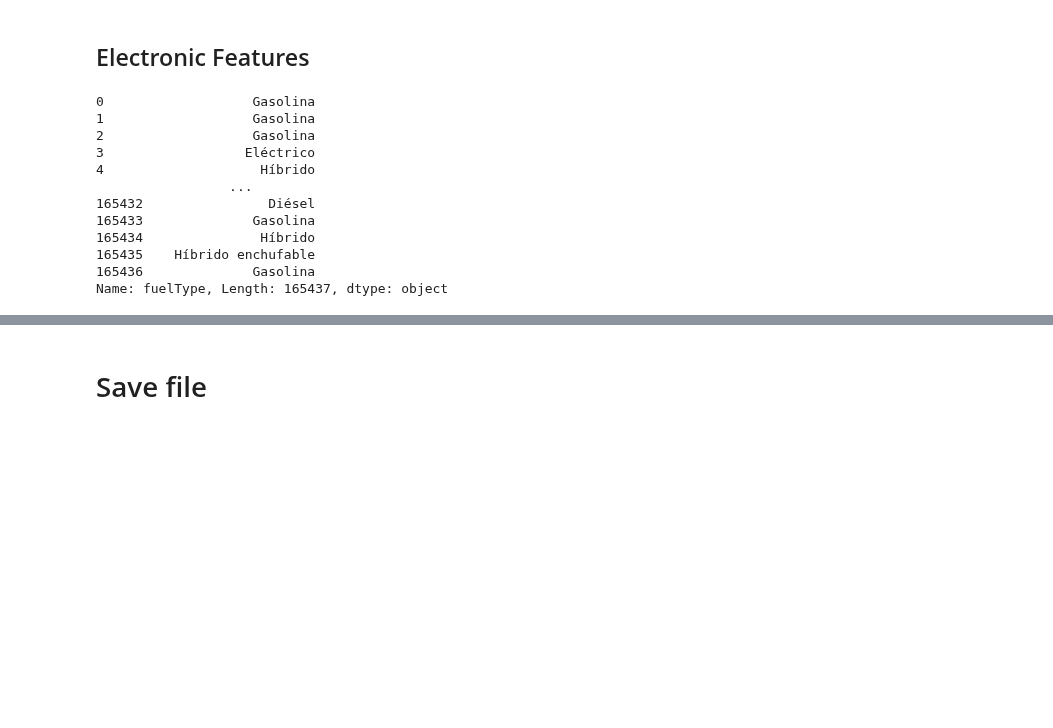
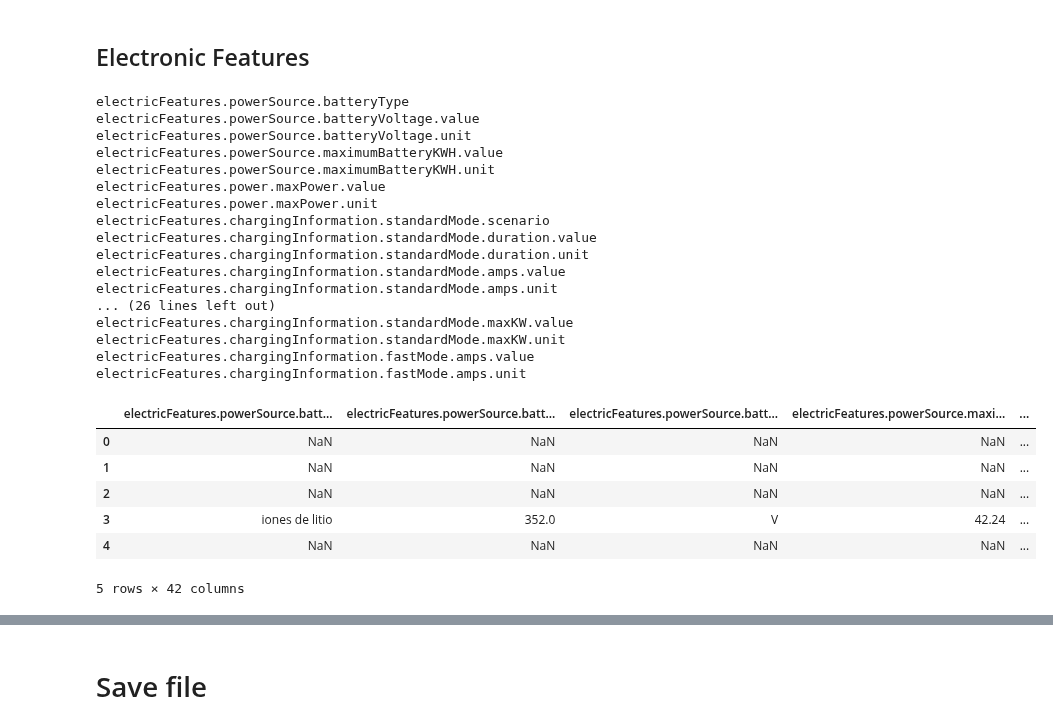
Before and after one commit to Lingfeng555/Cars_Price_Prediction, a Jupyter notebook: loader.ipynb, the cells around one changed output, grey strips where cells are left out. Drawn from its saved outputs; the diff is of its cells as text; code cells hidden in the pictures; blank space fills up the shorter version.

```diff
--- a/loader.ipynb
+++ b/loader.ipynb
@@ -79,7 +79,7 @@ for colum in [40,41,44,45,46,47]: data.iloc[:, colum] = data.iloc[:, colum].map(
 Name: cubicCapacity_seat_folded, Length: 165437, dtype: object' has dtype incompatible with float64, please explicitly cast to a compatible dtype first.
   for colum in [40,41,44,45,46,47]: data.iloc[:, colum] = data.iloc[:, colum].map({"True": True, "False": False})
 # %%
-def find_dirºty_columns(prefix): return [col for col in data.columns if prefix in col]
+def find_dirty_columns(prefix): return [col for col in data.columns if prefix in col]
 # %% [markdown]
 # Cleaning Dirty Columns
 
@@ -428,18 +428,37 @@ KeyError: 'Acabado Exterior_Defensa'
 # %% [markdown]
 ## Electronic Features
 # %%
-print(data["fuelType"])
+#print(data["fuelType"])
 #check_unique_values("fuelType") Pone que hay un float en esa columna, solucionalo
+electronic_columns = find_dirty_columns("electric")
+for x in electronic_columns: print(x)
 # %% [output]
-0                   Gasolina
-1                   Gasolina
-2                   Gasolina
-3                  Eléctrico
-4                    Híbrido
-                 ...
-165432                Diésel
-165433              Gasolina
-165434               Híbrido
-165435    Híbrido enchufable
-165436              Gasolina
-Name: fuelType, Length: 165437, dtype: object
+electricFeatures.powerSource.batteryType
+electricFeatures.powerSource.batteryVoltage.value
+electricFeatures.powerSource.batteryVoltage.unit
+electricFeatures.powerSource.maximumBatteryKWH.value
+electricFeatures.powerSource.maximumBatteryKWH.unit
+electricFeatures.power.maxPower.value
+electricFeatures.power.maxPower.unit
+electricFeatures.chargingInformation.standardMode.scenario
+electricFeatures.chargingInformation.standardMode.duration.value
+electricFeatures.chargingInformation.standardMode.duration.unit
+electricFeatures.chargingInformation.standardMode.amps.value
+electricFeatures.chargingInformation.standardMode.amps.unit
+... (26 lines left out)
+electricFeatures.chargingInformation.standardMode.maxKW.value
+electricFeatures.chargingInformation.standardMode.maxKW.unit
+electricFeatures.chargingInformation.fastMode.amps.value
+electricFeatures.chargingInformation.fastMode.amps.unit
+# %%
+# Seleccionar las columnas específicas del dataset
+# Mostrar las primeras filas de esas columnas
+data[electronic_columns].head()
+# %% [output]
+|  | electricFeatures.powerSource.batt... | electricFeatures.powerSource.batt... | electricFeatures.powerSource.batt... | electricFeatures.powerSource.maxi... | ... |
+| 0 | NaN | NaN | NaN | NaN | ... |
+| 1 | NaN | NaN | NaN | NaN | ... |
+| 2 | NaN | NaN | NaN | NaN | ... |
+| 3 | iones de litio | 352.0 | V | 42.24 | ... |
+| 4 | NaN | NaN | NaN | NaN | ... |
+5 rows × 42 columns
```
Also changed, not shown: parts of 6 cells of this notebook.
